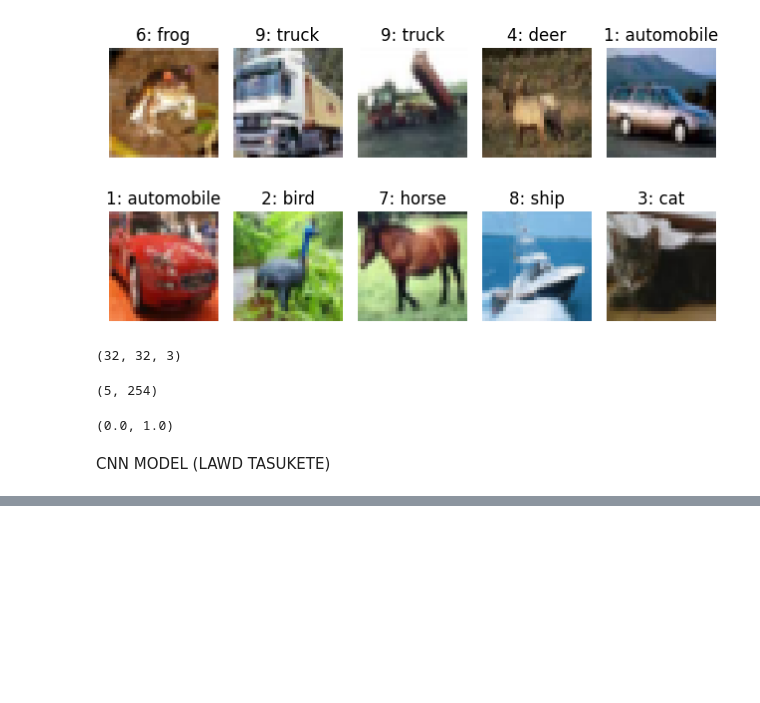
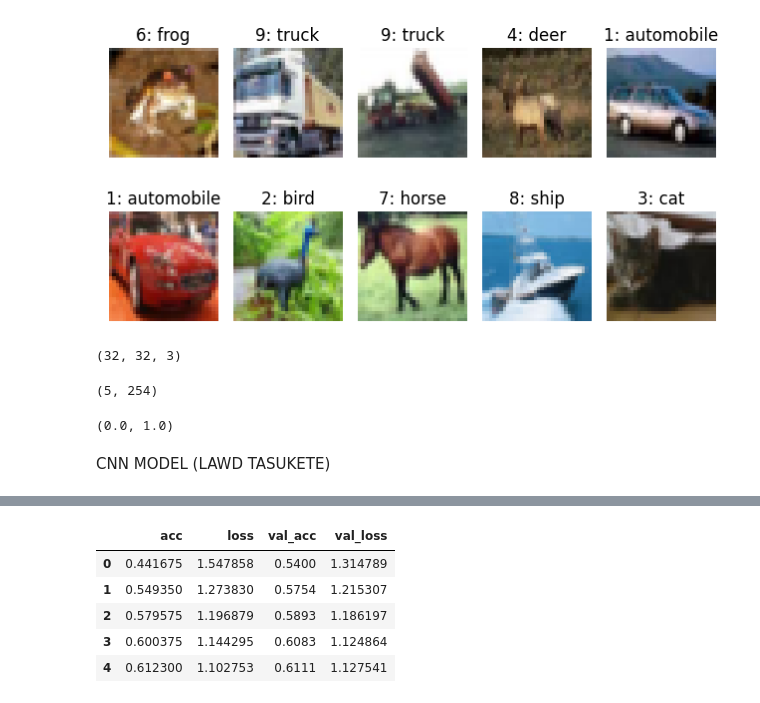
Before and after one commit to Buriiboo/Brian-Gomez-Santiestevez-OPA23GB, a Jupyter notebook: lecturenotes.ipynb, the cells around one changed output, grey strips where cells are left out. Cells and saved outputs as stored; diff of their text form; code cells hidden in the pictures; blank space fills up the shorter version.

```diff
--- a/lecturenotes.ipynb
+++ b/lecturenotes.ipynb
@@ -316,0 +360,10 @@ NameError: name 'model' is not defined
+# %%
+metrics = pd.DataFrame(model.history.history)
+metrics.head()
+# %% [output]
+|  | acc | loss | val_acc | val_loss |
+| 0 | 0.441675 | 1.547858 | 0.5400 | 1.314789 |
+| 1 | 0.549350 | 1.273830 | 0.5754 | 1.215307 |
+| 2 | 0.579575 | 1.196879 | 0.5893 | 1.186197 |
+| 3 | 0.600375 | 1.144295 | 0.6083 | 1.124864 |
+| 4 | 0.612300 | 1.102753 | 0.6111 | 1.127541 |
```
Also changed, not shown: parts of 7 cells of this notebook, 6 other files.
